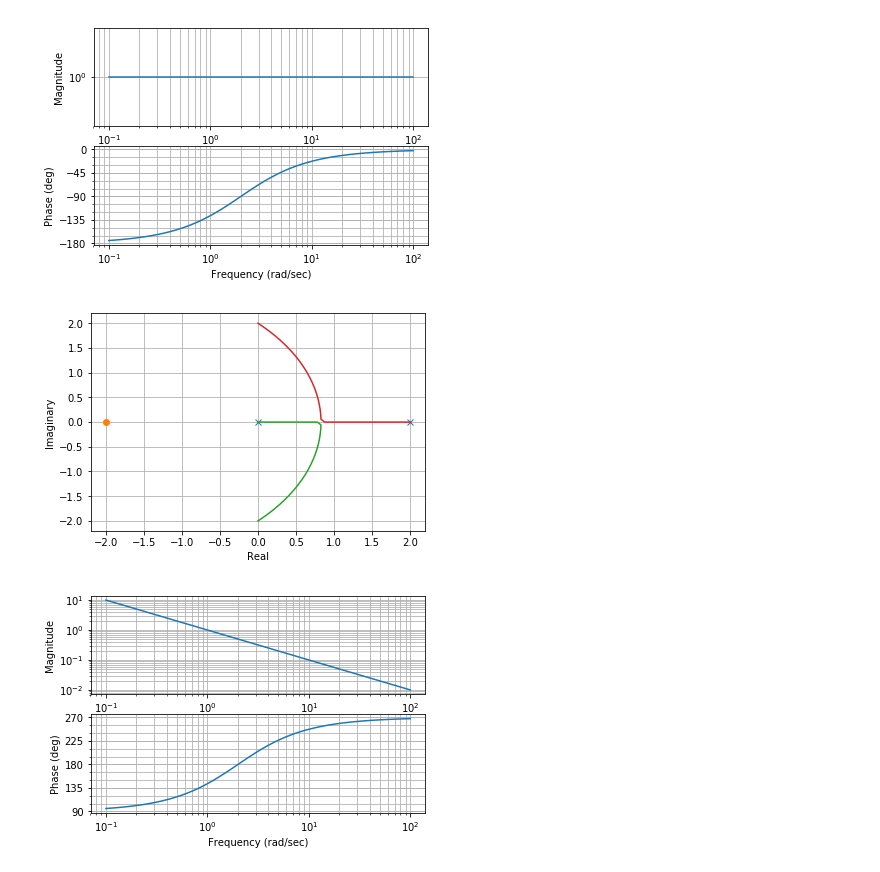
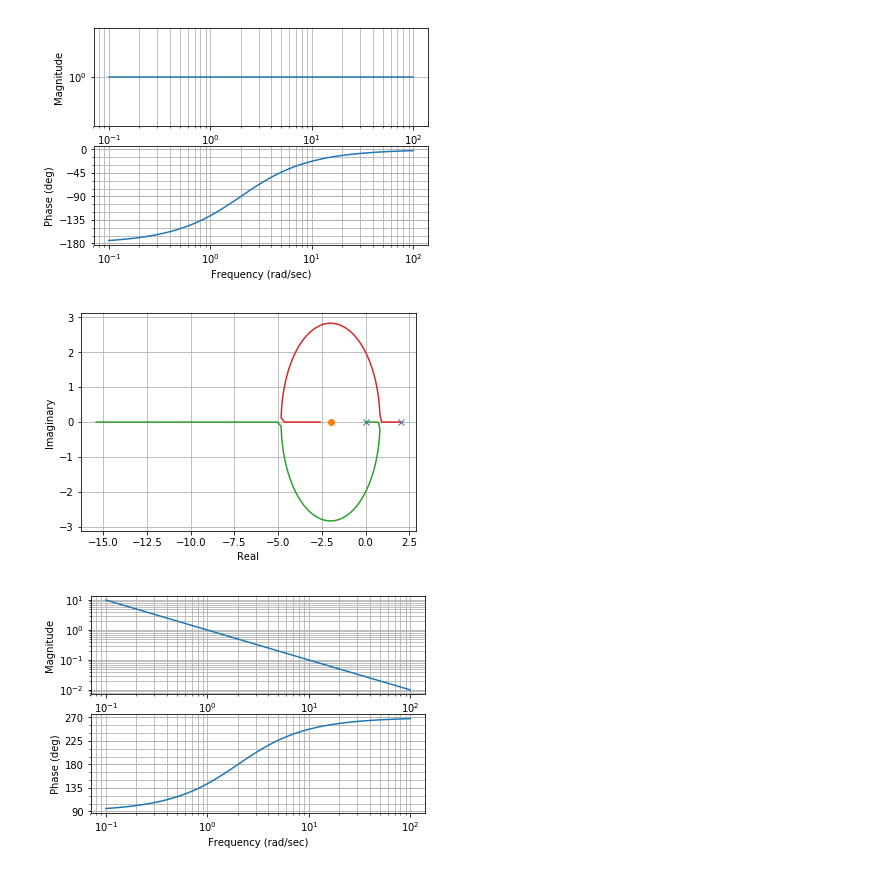
Before and after one commit to jgoppert/aae364_notebook, a Jupyter notebook: SteadyStateError.ipynb, the cells around one changed output. Drawn from its saved outputs; the diff is of its cells as text; code cells hidden in the pictures.

```diff
--- a/SteadyStateError.ipynb
+++ b/SteadyStateError.ipynb
@@ -191,11 +207,11 @@ control.bode(G);
 [figure]
 # %%
 G = (s+2)/(s*(s-2))
-control.rlocus(G, np.linspace(0, 2, 1000));
+control.rlocus(G, np.linspace(0, 20, 1000));
 plt.grid();
 
 plt.figure()
 control.bode(G);
 # %% [output]
-[figure, old version]
+[figure, new version]
 [figure]
```
Also changed, not shown: parts of 9 cells of this notebook, 2 other files.
